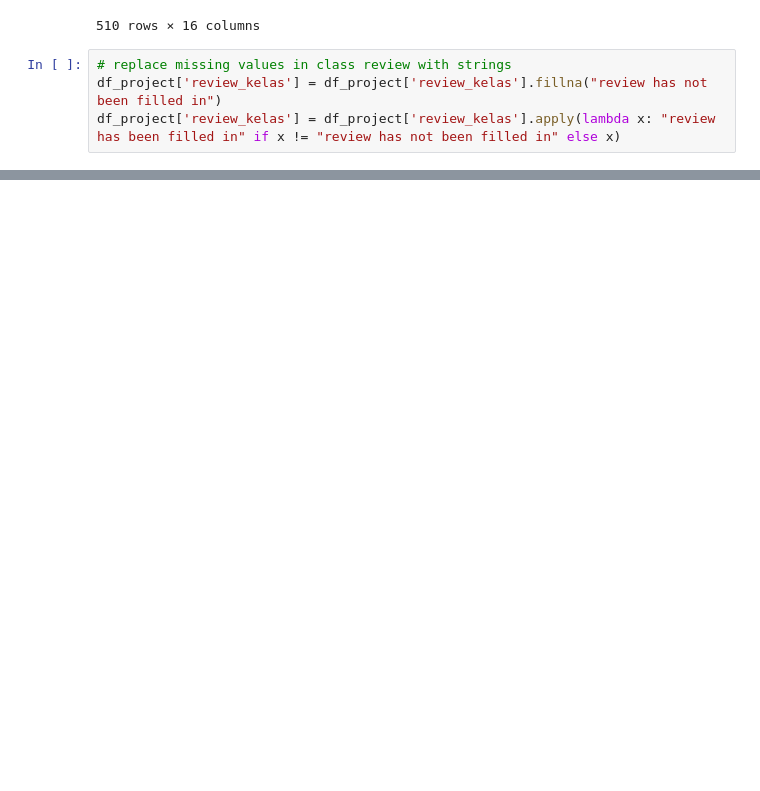
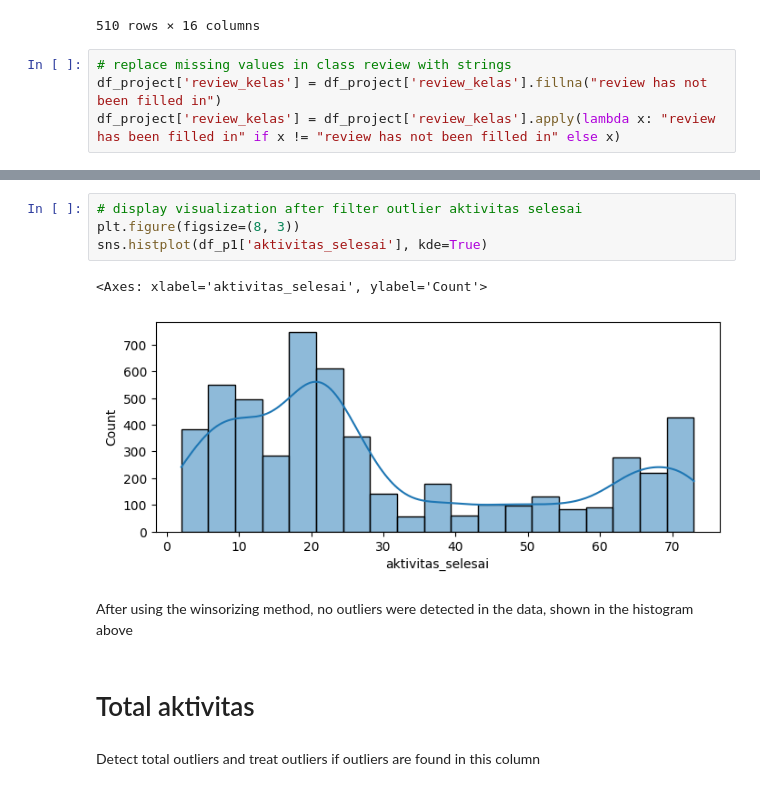
Before and after one commit to Evianitary18/Programming-With-Python, a Jupyter notebook: Evianita_Rifka_Yulistia_Final_Project.ipynb, the cells around one changed output, grey strips where cells are left out. Drawn from its saved outputs; the diff is of its cells as text; blank space fills up the shorter version.

```diff
--- a/Evianita_Rifka_Yulistia_Final_Project.ipynb
+++ b/Evianita_Rifka_Yulistia_Final_Project.ipynb
@@ -307,0 +923,13 @@ df_project['review_kelas'] = df_project['review_kelas'].apply(lambda x: "review
+# %%
+# display visualization after filter outlier aktivitas selesai
+plt.figure(figsize=(8, 3))
+sns.histplot(df_p1['aktivitas_selesai'], kde=True)
+# %% [output]
+<Axes: xlabel='aktivitas_selesai', ylabel='Count'>
+[figure, added]
+# %% [markdown]
+After using the winsorizing method, no outliers were detected in the data, shown in the histogram above
+# %% [markdown]
+# Total aktivitas
+# %% [markdown]
+Detect total outliers and treat outliers if outliers are found in this column
```
Also changed, not shown: parts of 142 cells of this notebook.
